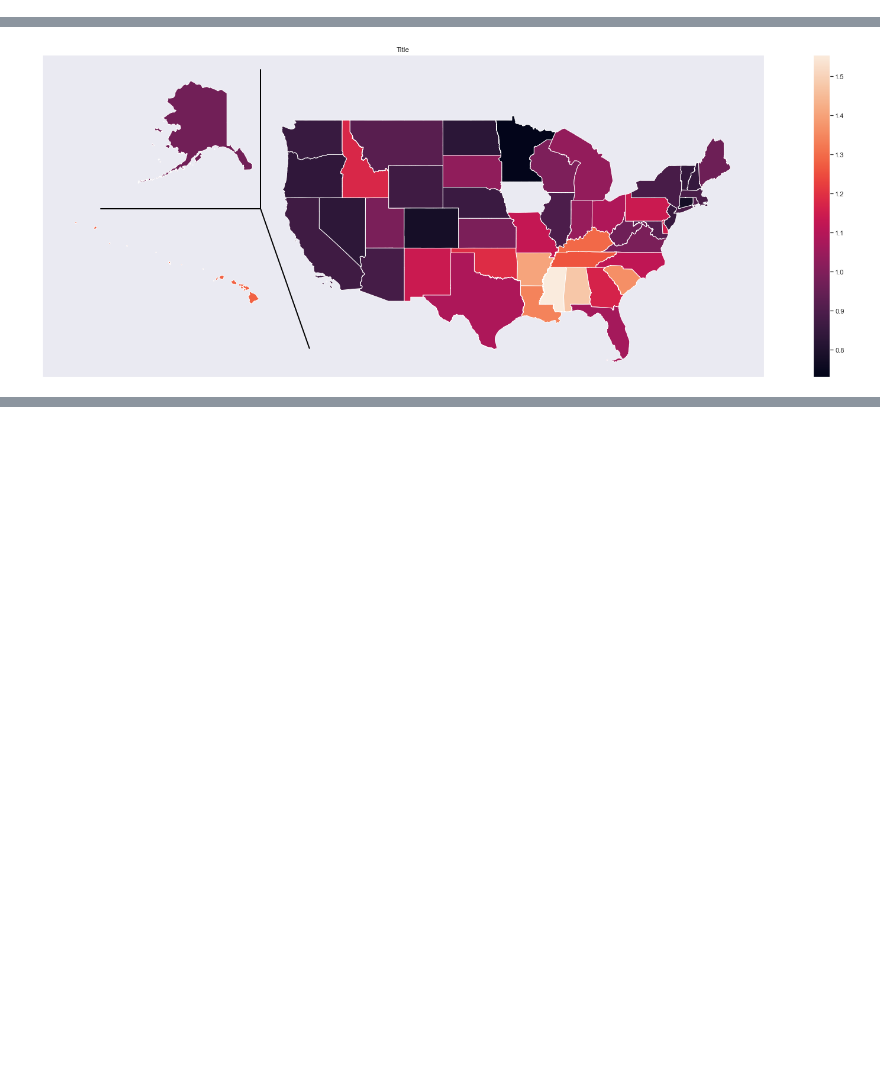
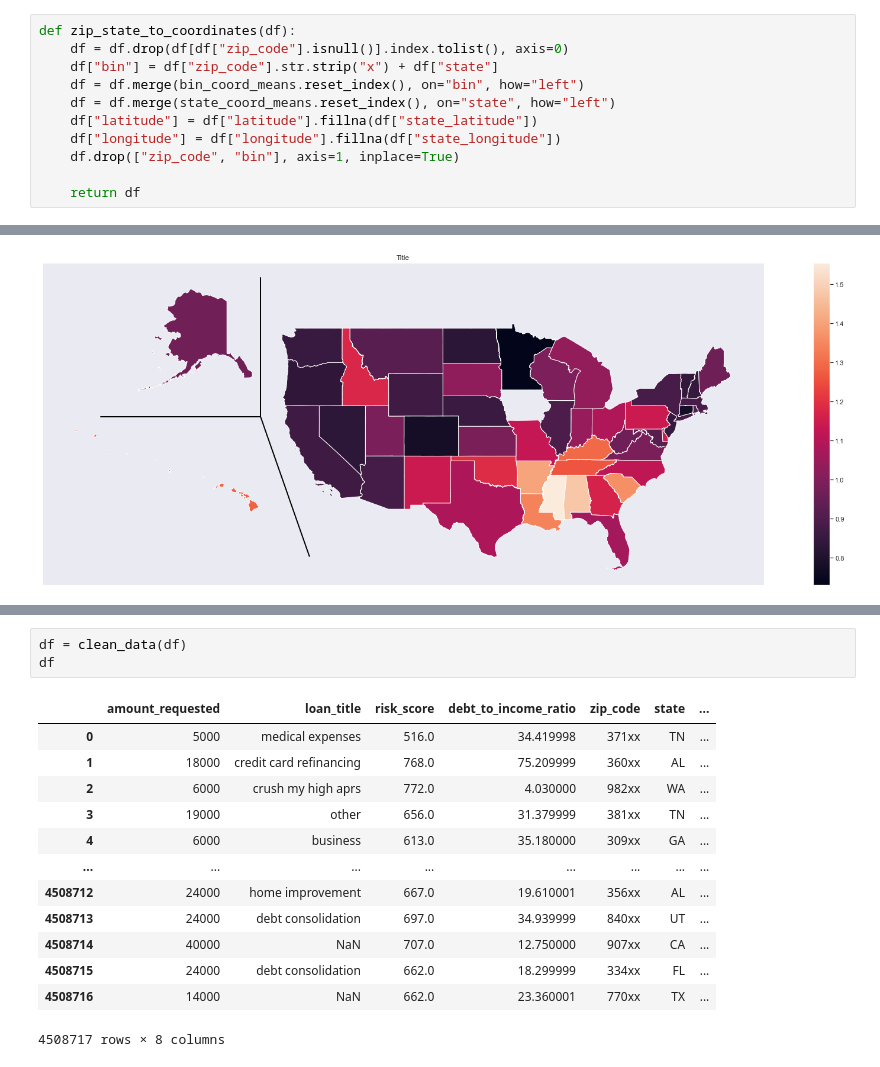
Before and after one commit to Ausmints/lending_club, a Jupyter notebook: Untitled.ipynb, the cells around one changed output, grey strips where cells are left out. Cells and saved outputs as stored; diff of their text form; blank space fills up the shorter version.

```diff
--- a/Untitled.ipynb
+++ b/Untitled.ipynb
@@ -238,4 +230,15 @@ def clean_data(df):
     return df
+# %%
+def zip_state_to_coordinates(df):
+    df = df.drop(df[df["zip_code"].isnull()].index.tolist(), axis=0)
+    df["bin"] = df["zip_code"].str.strip("x") + df["state"]
+    df = df.merge(bin_coord_means.reset_index(), on="bin", how="left")
+    df = df.merge(state_coord_means.reset_index(), on="state", how="left")
+    df["latitude"] = df["latitude"].fillna(df["state_latitude"])
+    df["longitude"] = df["longitude"].fillna(df["state_longitude"])
+    df.drop(["zip_code", "bin"], axis=1, inplace=True)
+
+    return df
 # %%
 def lower_data_size_1st_model(df):
     df["application_date"] = pd.to_datetime(df["application_date"])
@@ -642,0 +662,17 @@ df
+# %%
+df = clean_data(df)
+df
+# %% [output]
+|  | amount_requested | loan_title | risk_score | debt_to_income_ratio | zip_code | state | ... |
+| 0 | 5000 | medical expenses | 516.0 | 34.419998 | 371xx | TN | ... |
+| 1 | 18000 | credit card refinancing | 768.0 | 75.209999 | 360xx | AL | ... |
+| 2 | 6000 | crush my high aprs | 772.0 | 4.030000 | 982xx | WA | ... |
+| 3 | 19000 | other | 656.0 | 31.379999 | 381xx | TN | ... |
+| 4 | 6000 | business | 613.0 | 35.180000 | 309xx | GA | ... |
+| ... | ... | ... | ... | ... | ... | ... | ... |
+| 4508712 | 24000 | home improvement | 667.0 | 19.610001 | 356xx | AL | ... |
+| 4508713 | 24000 | debt consolidation | 697.0 | 34.939999 | 840xx | UT | ... |
+| 4508714 | 40000 | NaN | 707.0 | 12.750000 | 907xx | CA | ... |
+| 4508715 | 24000 | debt consolidation | 662.0 | 18.299999 | 334xx | FL | ... |
+| 4508716 | 14000 | NaN | 662.0 | 23.360001 | 770xx | TX | ... |
+4508717 rows × 8 columns
```
Also changed, not shown: parts of 15 cells of this notebook.
